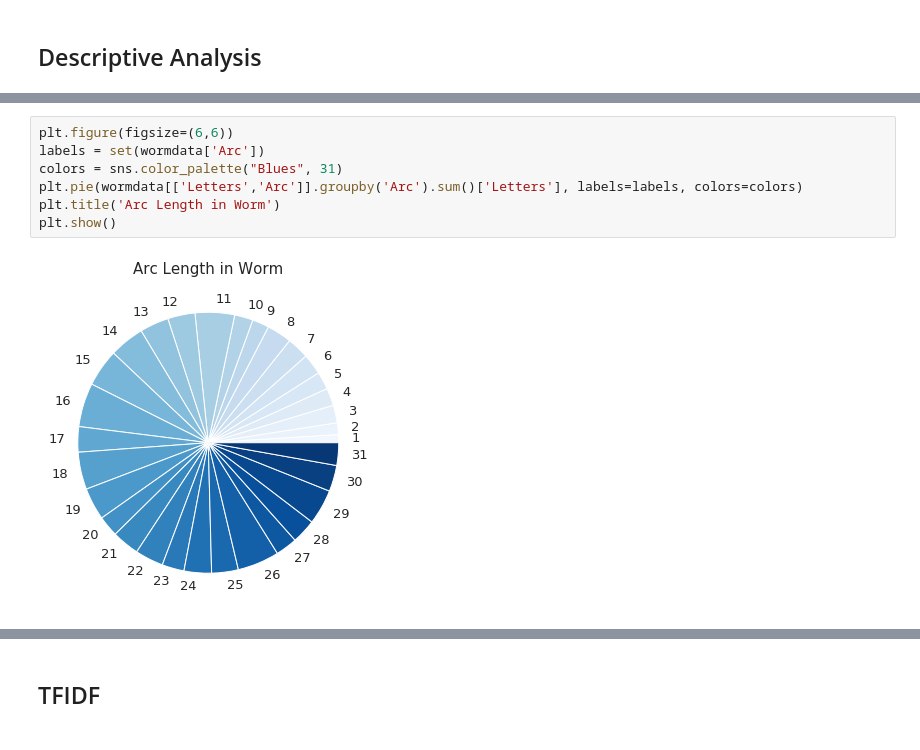
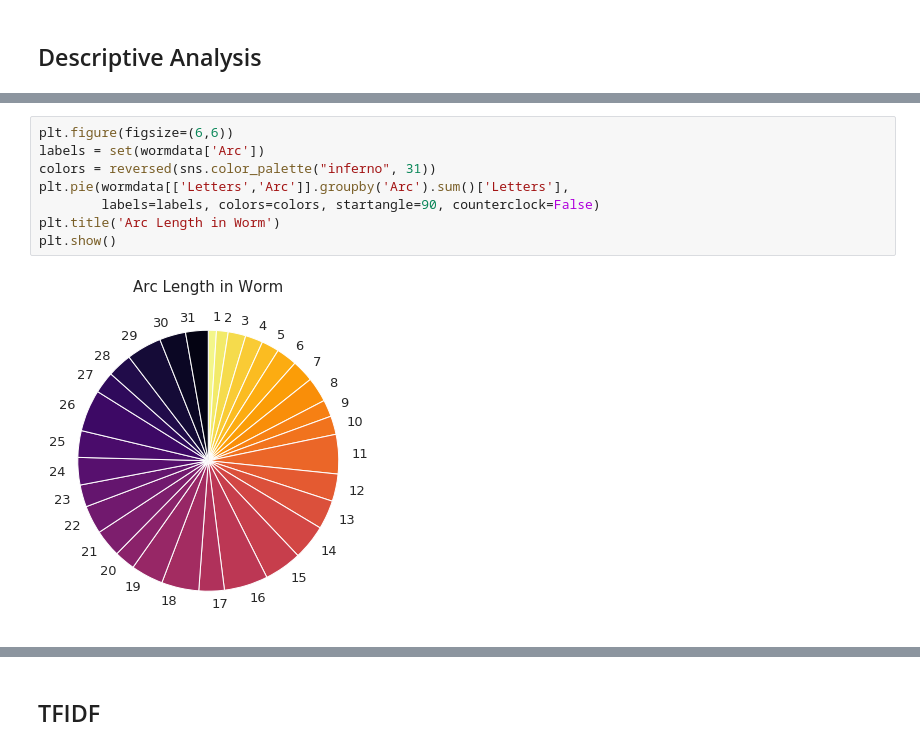
Before and after one commit to KatyFisch/ParahumansStats, a Jupyter notebook: Worm.ipynb, the cells around one changed output, grey strips where cells are left out. Drawn from its saved outputs; the diff is of its cells as text.

Commit message:
colors and ward update

```diff
--- a/Worm.ipynb
+++ b/Worm.ipynb
@@ -173,12 +186,13 @@ plt.show()
 # %%
 plt.figure(figsize=(6,6))
 labels = set(wormdata['Arc'])
-colors = sns.color_palette("Blues", 31)
-plt.pie(wormdata[['Letters','Arc']].groupby('Arc').sum()['Letters'], labels=labels, colors=colors)
+colors = reversed(sns.color_palette("inferno", 31))
+plt.pie(wormdata[['Letters','Arc']].groupby('Arc').sum()['Letters'],
+        labels=labels, colors=colors, startangle=90, counterclock=False)
 plt.title('Arc Length in Worm')
 plt.show()
 # %% [output]
-[figure, old version]
+[figure, new version]
 # %%
 endbringers = ['Leviathan', 'Behemoth', 'Simurgh', 'Khonsu', 'Tohu', 'Bohu']
 for endbringer in endbringers:
```
Also changed, not shown: parts of 8 cells of this notebook, 1 other file.
